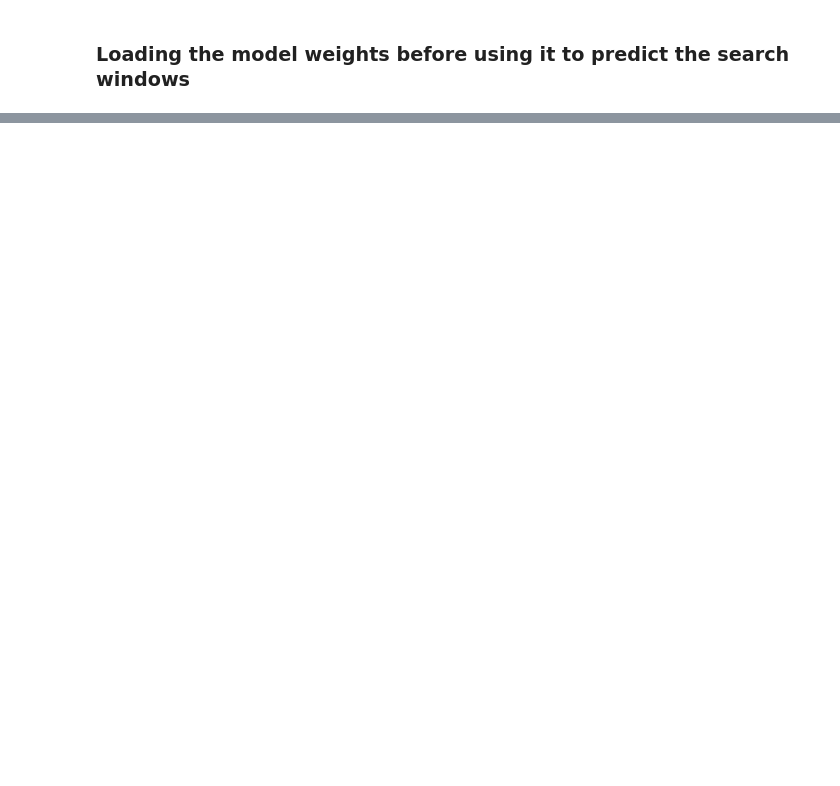
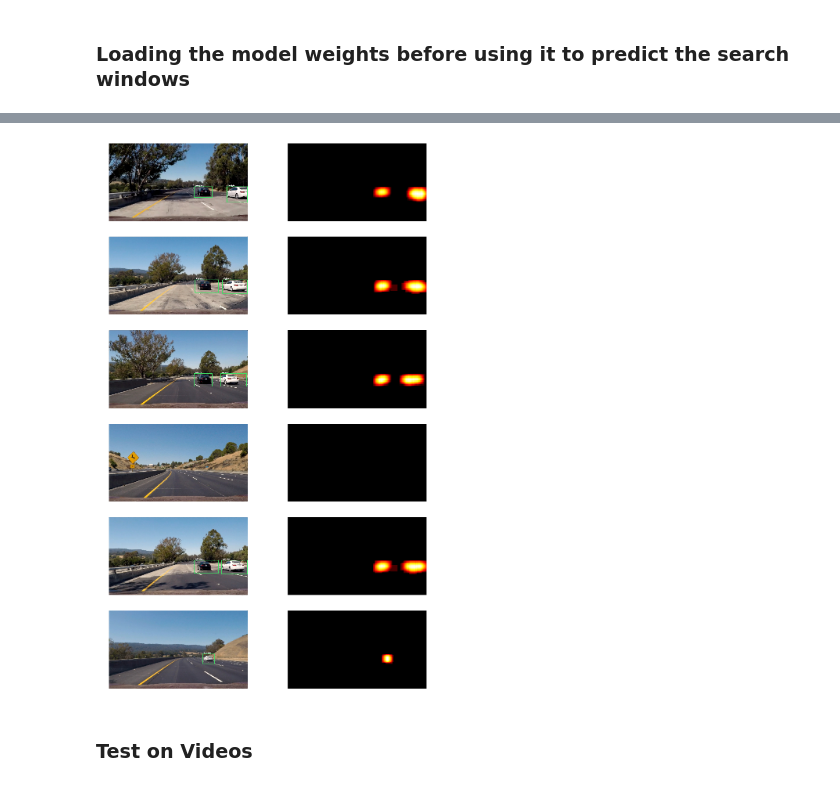
Before and after one commit to shmulik-willinger/vehicle-detection, a Jupyter notebook: Vehicle_Detection_and_Tracking.ipynb, the cells around one changed output, grey strips where cells are left out. Cells and saved outputs as stored; diff of their text form; code cells hidden in the pictures; blank space fills up the shorter version.

```diff
--- a/Vehicle_Detection_and_Tracking.ipynb
+++ b/Vehicle_Detection_and_Tracking.ipynb
@@ -325,3 +399,25 @@ def detect_vehicles(img):
+# %%
+%matplotlib inline
+
+sample_images = []
+images = glob.glob(path + 'test_images/test*.jpg')
+
+for fname in images:
+    img = mpimg.imread(fname)
+    previous_boxes=[]
+    output, heatmap = detect_vehicles(img)
+    sample_images.append(output)
+    sample_images.append(heatmap)
+
+plt.figure(figsize=(15, 30))
+for i in range(len(sample_images)):
+    plt.subplot(7, 2, i+1)
+    plt.imshow(sample_images[i])
+    plt.axis('off')
+# %% [output]
+[figure, added]
+# %% [markdown]
+### Test on Videos
 # %%
 # Test the pipeline for videos
 from moviepy.editor import VideoFileClip
```
Also changed, not shown: parts of 35 cells of this notebook, 6 other files.
